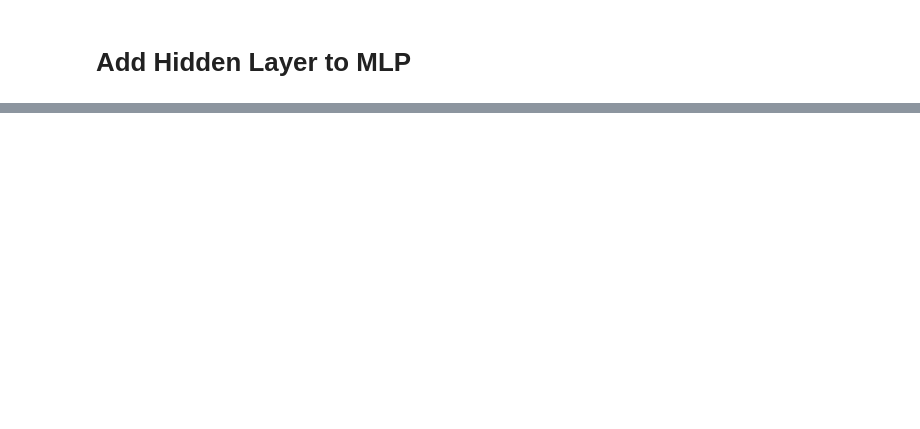
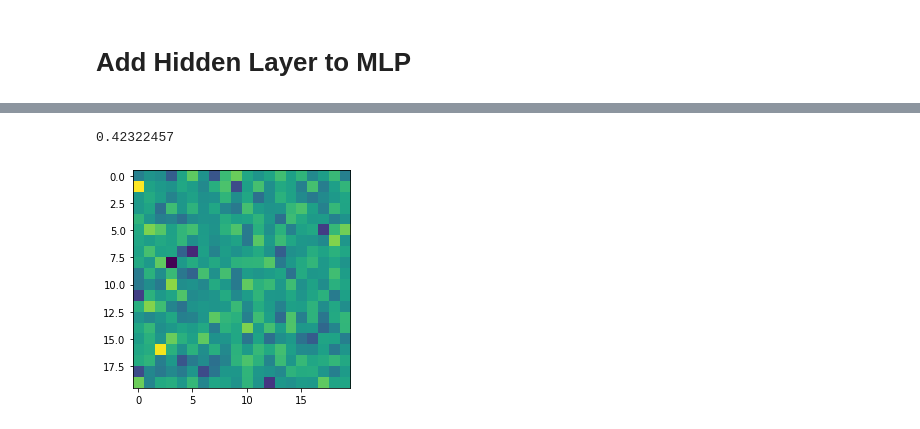
Before and after one commit to AlirezaKhodabakhsh/Tensorflow1.XX-Tutorial, a Jupyter notebook: Tensorflow_1_XX_Toturial_Example.ipynb, the cells around one changed output, grey strips where cells are left out. Drawn from its saved outputs; the diff is of its cells as text; code cells hidden in the pictures; blank space fills up the shorter version.

```diff
--- a/Tensorflow_1_XX_Toturial_Example.ipynb
+++ b/Tensorflow_1_XX_Toturial_Example.ipynb
@@ -267,3 +338,9 @@ for i in range(0,3):
+# %%
+plt.imshow(feature_space_run[7])
+feature_space_run[7].mean()
+# %% [output]
+0.42322457
+[figure, added]
 # %%
 fig, axs = plt.subplots(3,3)
 k=0
```
Also changed, not shown: parts of 23 cells of this notebook.
